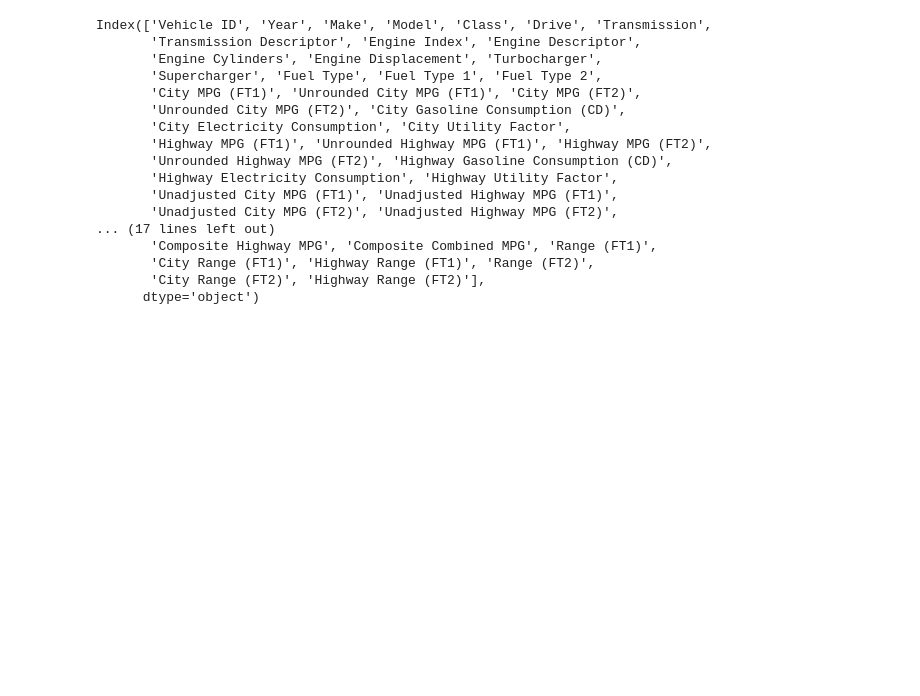
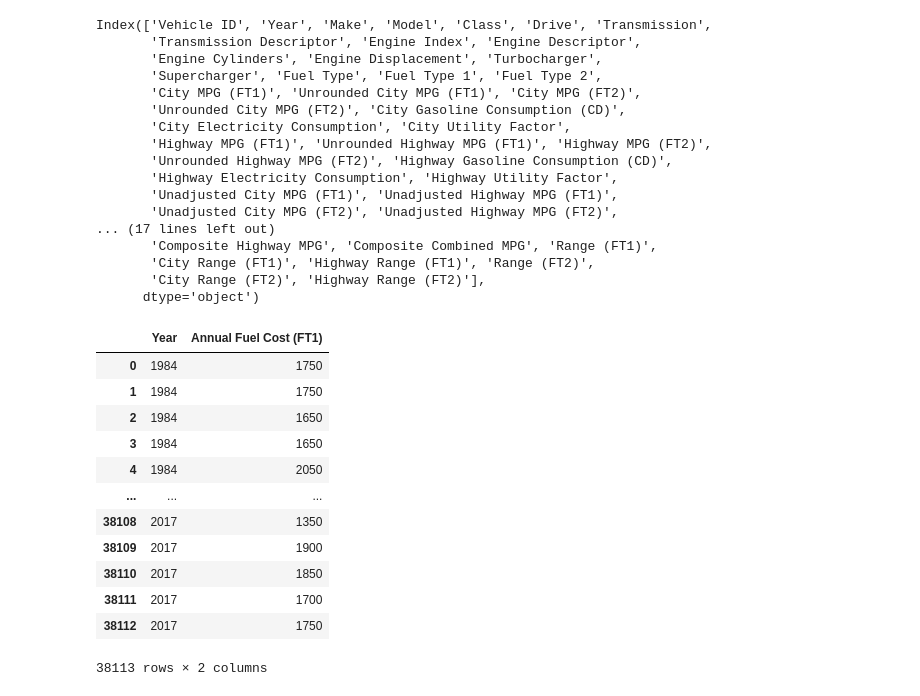
Before and after one commit to geraldwattsthethird/Fuel-Cost-Analysis, a Jupyter notebook: Fuel_Cost.ipynb, the cells around one changed output. Cells and saved outputs as stored; diff of their text form; code cells hidden in the pictures; blank space fills up the shorter version.

```diff
--- a/Fuel_Cost.ipynb
+++ b/Fuel_Cost.ipynb
@@ -37,5 +37,23 @@ Index(['Vehicle ID', 'Year', 'Make', 'Model', 'Class', 'Drive', 'Transmission',
        'City Range (FT1)', 'Highway Range (FT1)', 'Range (FT2)',
        'City Range (FT2)', 'Highway Range (FT2)'],
       dtype='object')
+# %%
+#Extract columns
+cleaned_data = fuel_cost[['Year', 'Annual Fuel Cost (FT1)']]
+cleaned_data
+# %% [output]
+|  | Year | Annual Fuel Cost (FT1) |
+| 0 | 1984 | 1750 |
+| 1 | 1984 | 1750 |
+| 2 | 1984 | 1650 |
+| 3 | 1984 | 1650 |
+| 4 | 1984 | 2050 |
+| ... | ... | ... |
+| 38108 | 2017 | 1350 |
+| 38109 | 2017 | 1900 |
+| 38110 | 2017 | 1850 |
+| 38111 | 2017 | 1700 |
+| 38112 | 2017 | 1750 |
+38113 rows × 2 columns
 # %%
 # year = fuel_cost.loc[fuel_cost['Year']]
```
Also changed, not shown: parts of 3 cells of this notebook.
